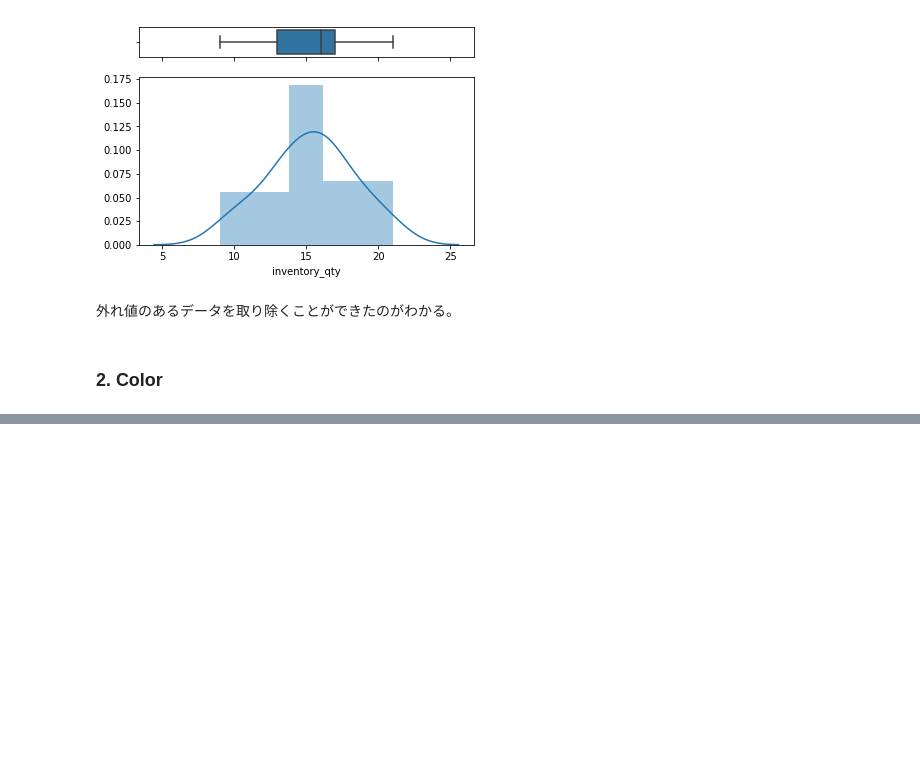
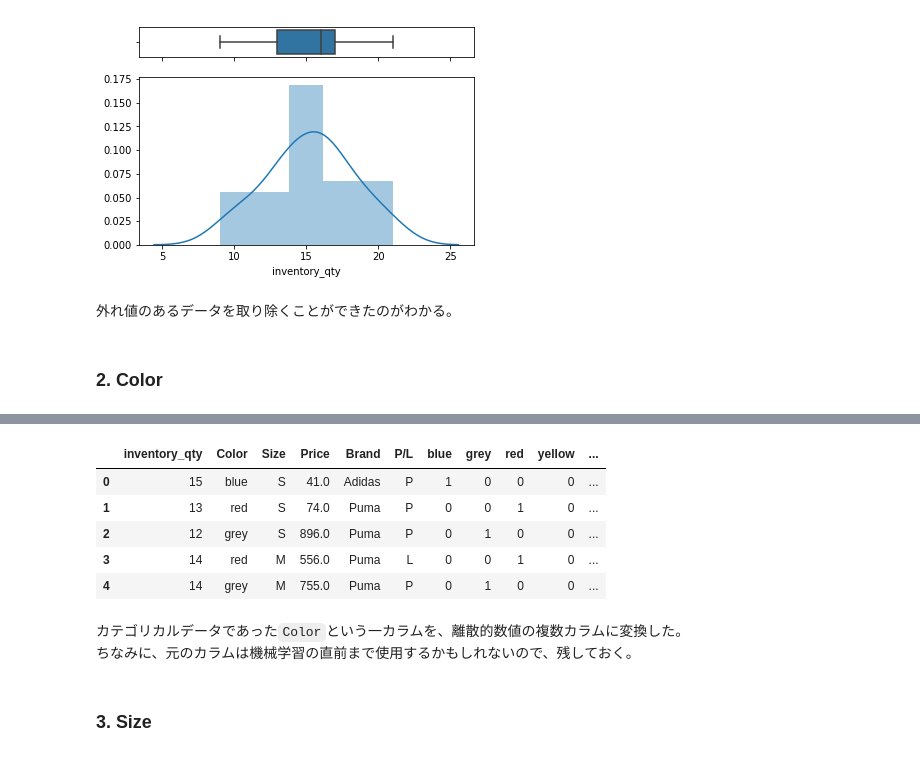
Before and after one commit to norifumi92/data_analysis_learning_module, a Jupyter notebook: Chapter2_データを読み解く_Part2/Chapter2.ipynb, the cells around one changed output, grey strips where cells are left out. Drawn from its saved outputs; the diff is of its cells as text; code cells hidden in the pictures; blank space fills up the shorter version.

Commit message:
chapter2. processed color

```diff
--- a/Chapter2_データを読み解く_Part2/Chapter2.ipynb
+++ b/Chapter2_データを読み解く_Part2/Chapter2.ipynb
@@ -83,0 +107,18 @@ ax_box.set(xlabel='')
+# %%
+data_color = pd.get_dummies(data['Color'])
+# %%
+data = pd.concat([data, data_color], axis=1)
+# %%
+data.head()
+# %% [output]
+|  | inventory_qty | Color | Size | Price | Brand | P/L | blue | grey | red | yellow | ... |
+| 0 | 15 | blue | S | 41.0 | Adidas | P | 1 | 0 | 0 | 0 | ... |
+| 1 | 13 | red | S | 74.0 | Puma | P | 0 | 0 | 1 | 0 | ... |
+| 2 | 12 | grey | S | 896.0 | Puma | P | 0 | 1 | 0 | 0 | ... |
+| 3 | 14 | red | M | 556.0 | Puma | L | 0 | 0 | 1 | 0 | ... |
+| 4 | 14 | grey | M | 755.0 | Puma | P | 0 | 1 | 0 | 0 | ... |
+# %% [markdown]
+カテゴリカルデータであった`Color`という一カラムを、離散的数値の複数カラムに変換した。<br>
+ちなみに、元のカラムは機械学習の直前まで使用するかもしれないので、残しておく。
+# %% [markdown]
+### 3. Size
```
Also changed, not shown: parts of 5 cells of this notebook.
